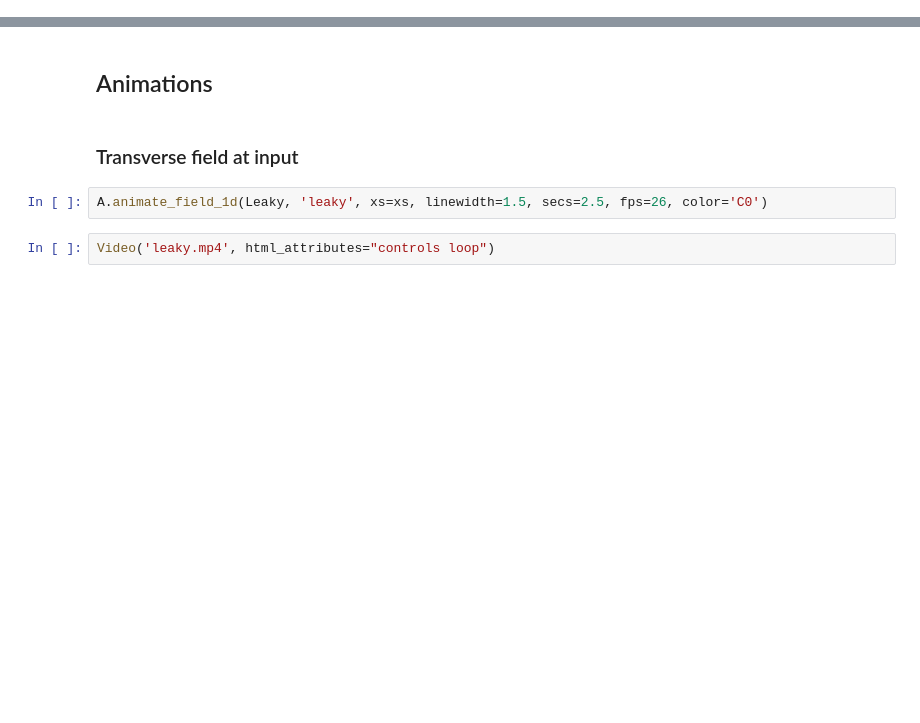
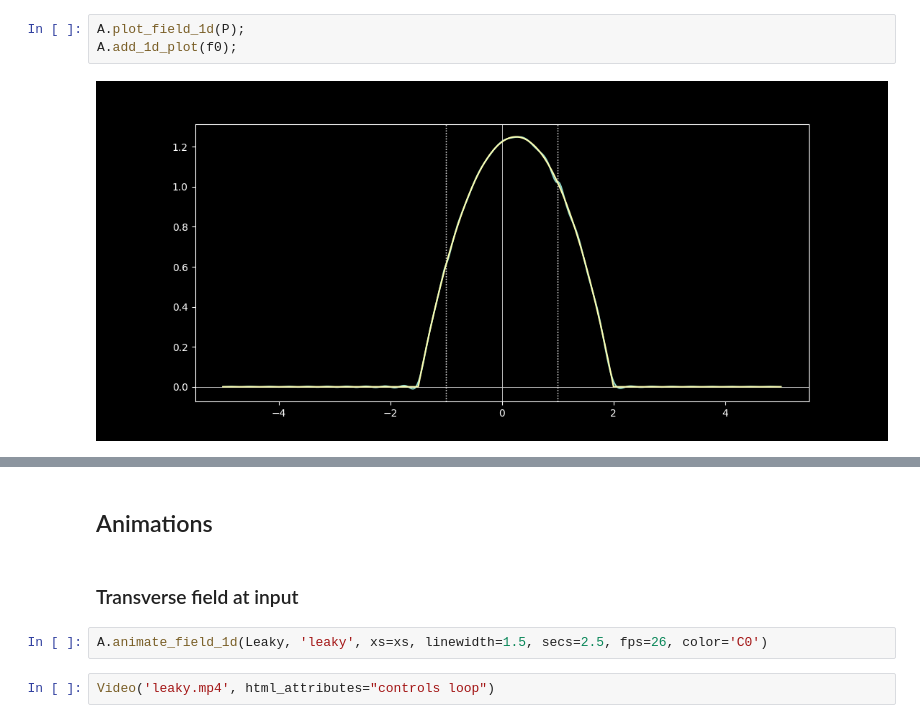
Before and after one commit to pumpkinpieter/slabguide, a Jupyter notebook: examples/AntiGuide.ipynb, the cells around one changed output, grey strips where cells are left out. Drawn from its saved outputs; the diff is of its cells as text; blank space fills up the shorter version.

```diff
--- a/examples/AntiGuide.ipynb
+++ b/examples/AntiGuide.ipynb
@@ -212,0 +63,5 @@ ax3.set_title('Norm of Difference')
+# %%
+A.plot_field_1d(P);
+A.add_1d_plot(f0);
+# %% [output]
+[figure, added]
```
Also changed, not shown: parts of 66 cells of this notebook, 5 other files.
